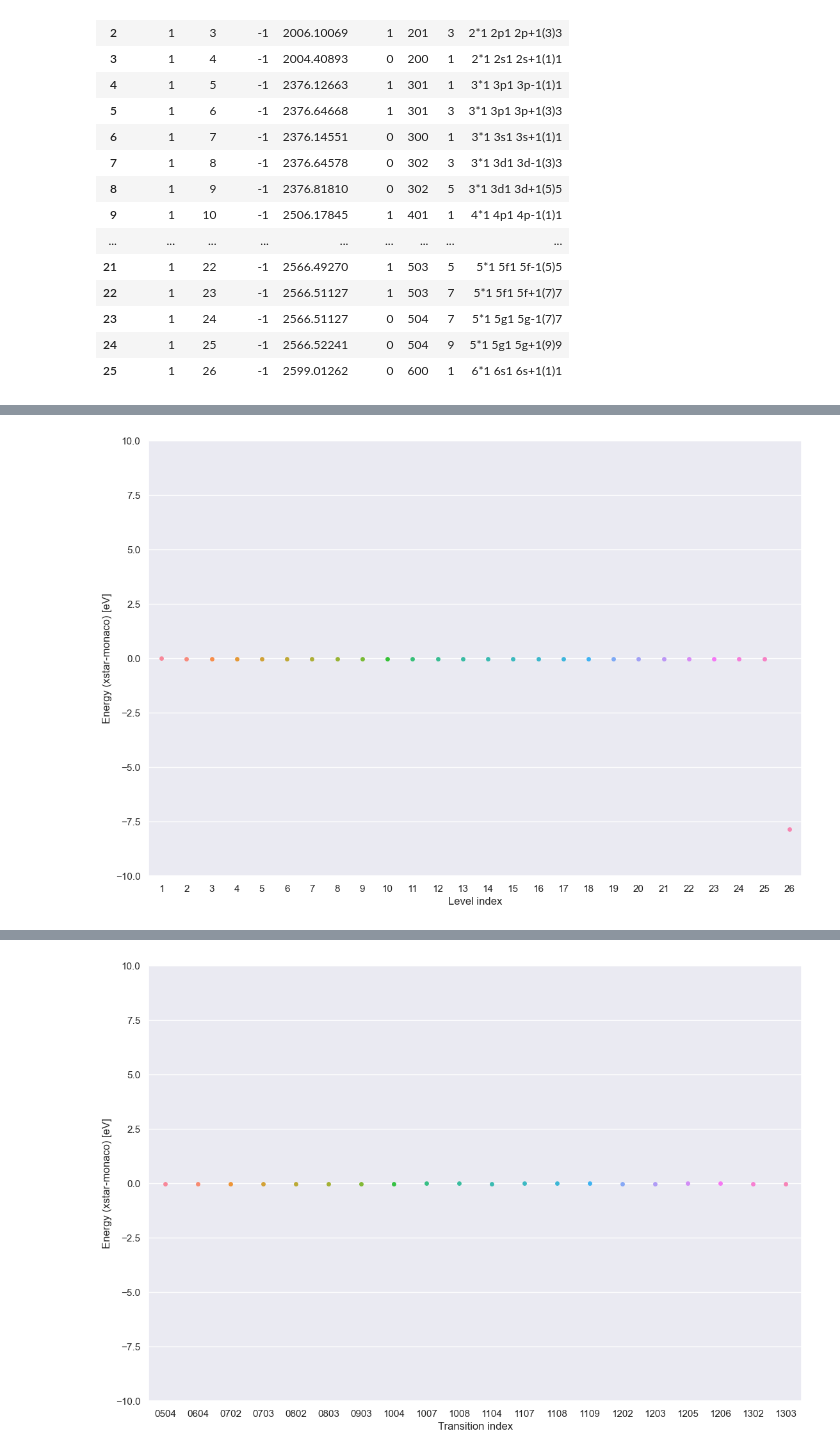
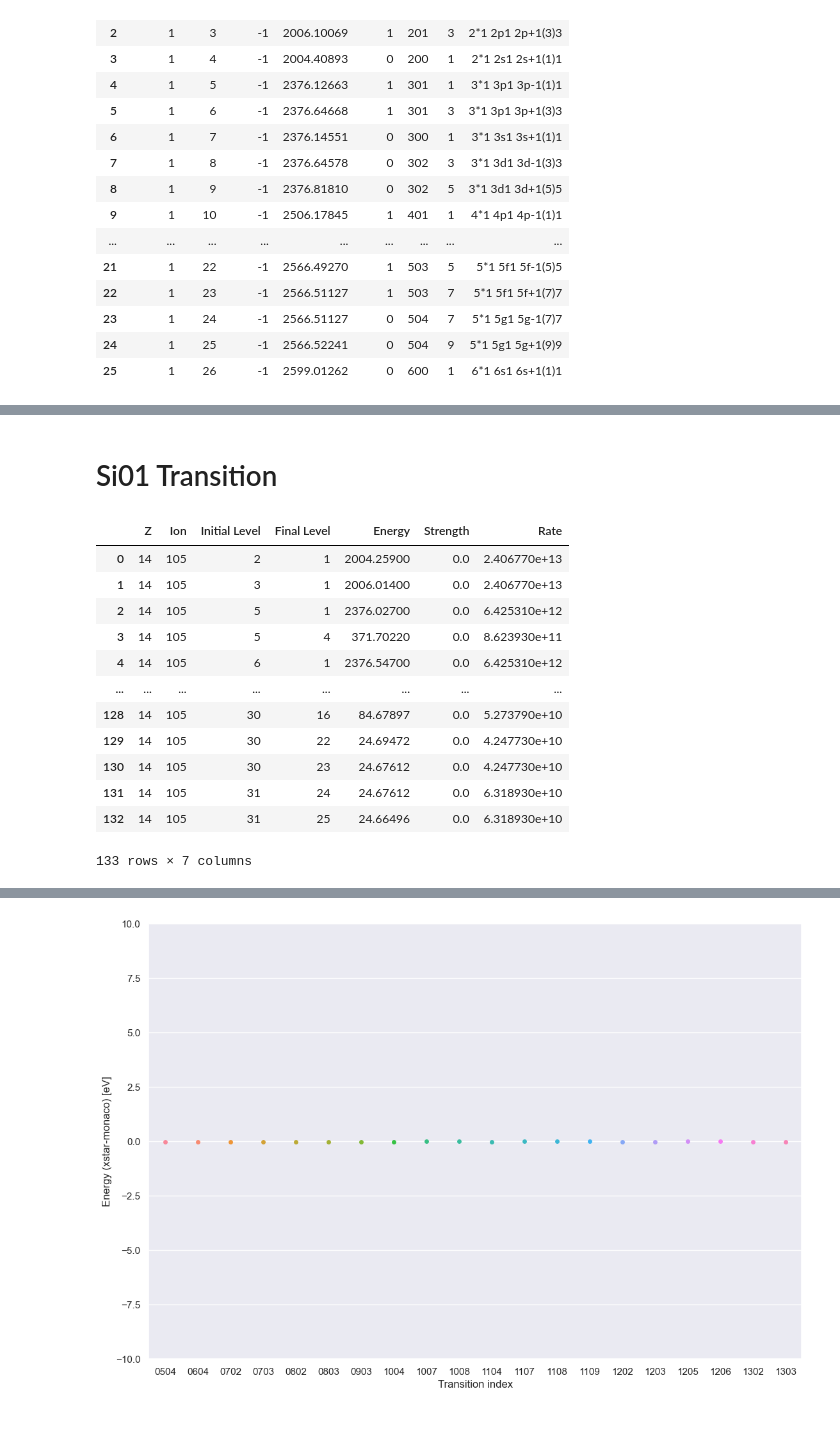
Before and after one commit to AtsushiTanimoto/AtomicDatabase, a Jupyter notebook: comparison.ipynb, the cells around one changed output, grey strips where cells are left out. Drawn from its saved outputs; the diff is of its cells as text; code cells hidden in the pictures; blank space fills up the shorter version.

```diff
--- a/comparison.ipynb
+++ b/comparison.ipynb
@@ -81,16 +91,23 @@ for i in range(len(Si01_Level_xstar.index)):
-# %%
-fi     = figure(figsize=(12,8),dpi=100)
-subplots_adjust(left=0.10, bottom=0.10, right=0.95, top=0.95)
-axis           ([0e+0,3e+1,-1e+1,+1e+1])
-swarmplot      (x=Si01_Level_Index, y=Si01_Level_Energy)
-xlabel         ("Level index")
-ylabel         ("Energy (xstar-monaco) [eV]")
-savefig        ("./figure/00.png")
-# %% [output]
-[figure, removed]
+# %% [markdown]
+# Si01 Transition
 # %%
-Si01_Transition_xstar = read_csv("/Users/tanimoto/github/atomicdatabase/database/xstar/Si/Si01_Transition.tsv",sep="\t")
-Si01_Transition_xstar = Si01_Transition_xstar.drop(columns="Unnamed: 0")
+Xstar_Si01_Transition = read_csv("/Users/tanimoto/github/atomicdatabase/database/xstar/Si/Si01_Transition.tsv",sep="\t")
+Xstar_Si01_Transition = Xstar_Si01_Transition.drop(columns="Unnamed: 0")
+Xstar_Si01_Transition
+# %% [output]
+|  | Z | Ion | Initial Level | Final Level | Energy | Strength | Rate |
+| 0 | 14 | 105 | 2 | 1 | 2004.25900 | 0.0 | 2.406770e+13 |
+| 1 | 14 | 105 | 3 | 1 | 2006.01400 | 0.0 | 2.406770e+13 |
+| 2 | 14 | 105 | 5 | 1 | 2376.02700 | 0.0 | 6.425310e+12 |
+| 3 | 14 | 105 | 5 | 4 | 371.70220 | 0.0 | 8.623930e+11 |
+| 4 | 14 | 105 | 6 | 1 | 2376.54700 | 0.0 | 6.425310e+12 |
+| ... | ... | ... | ... | ... | ... | ... | ... |
+| 128 | 14 | 105 | 30 | 16 | 84.67897 | 0.0 | 5.273790e+10 |
+| 129 | 14 | 105 | 30 | 22 | 24.69472 | 0.0 | 4.247730e+10 |
+| 130 | 14 | 105 | 30 | 23 | 24.67612 | 0.0 | 4.247730e+10 |
+| 131 | 14 | 105 | 31 | 24 | 24.67612 | 0.0 | 6.318930e+10 |
+| 132 | 14 | 105 | 31 | 25 | 24.66496 | 0.0 | 6.318930e+10 |
+133 rows × 7 columns
 # %%
 Initial_Level = []
 Final_Level   = []
```
Also changed, not shown: parts of 6 cells of this notebook.
